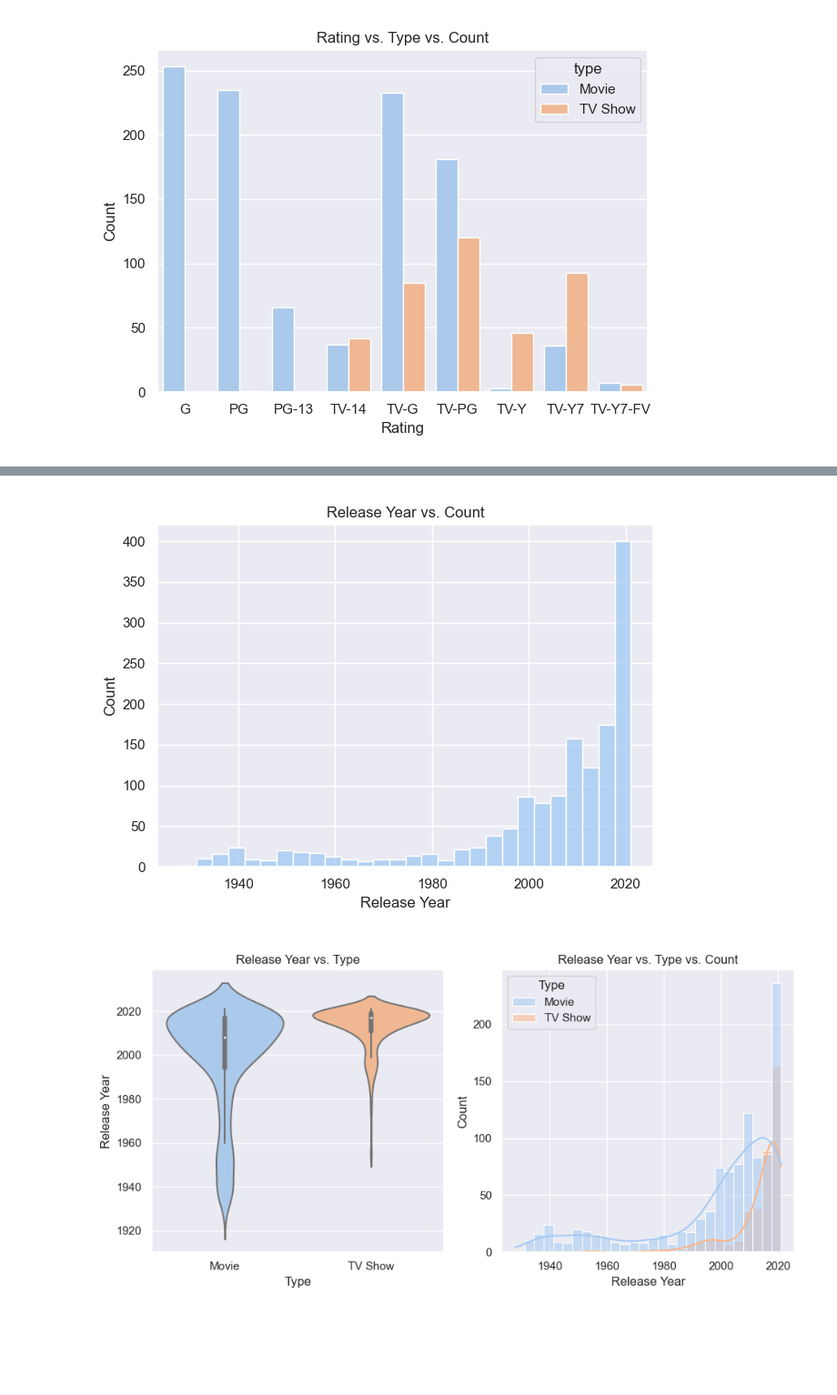
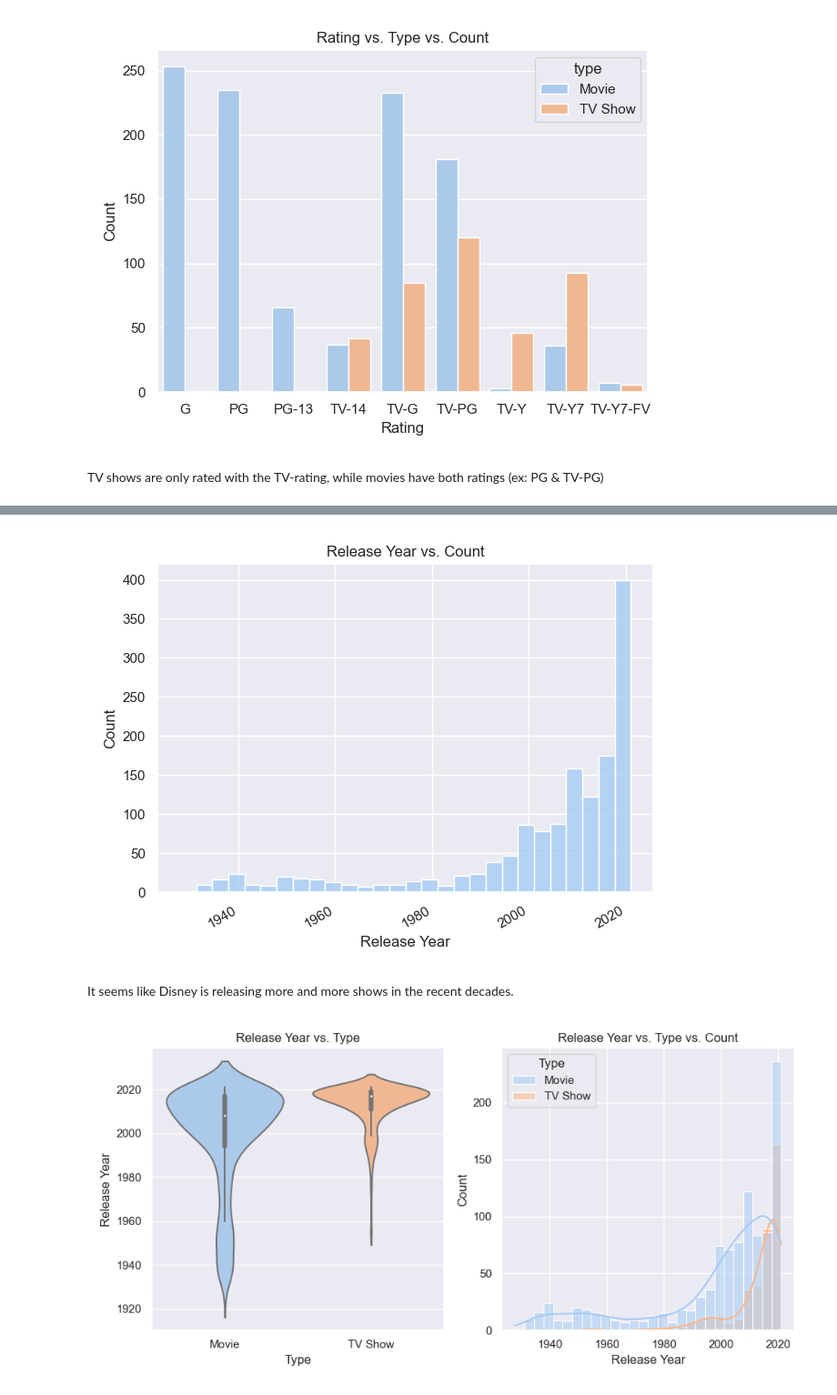
Before and after one commit to dvnatanael/data5006-data-analysis, a Jupyter notebook: Tiny_Data_Analysis_Disney+.ipynb, the cells around one changed output, grey strips where cells are left out. Shown at 91% size. Drawn from its saved outputs; the diff is of its cells as text; code cells hidden in the pictures; blank space fills up the shorter version.

Commit message:
chore: add some plot explanations in md format

```diff
--- a/Tiny_Data_Analysis_Disney+.ipynb
+++ b/Tiny_Data_Analysis_Disney+.ipynb
@@ -190,6 +194,8 @@ ax.set_ylabel("Count")
 _ = fig.tight_layout()
 # %% [output]
 [figure]
+# %% [markdown]
+TV shows are only rated with the TV-rating, while movies have both ratings (ex: PG & TV-PG)
 # %%
 cleaned_df[
     (cleaned_df.index.get_level_values("rating") == "PG")
@@ -202,12 +208,15 @@ cleaned_df[
 # %%
 fig, ax = plt.subplots()
 sns.histplot(data=cleaned_df, x="release_year", ax=ax)
 ax.set_title("Release Year vs. Count")
 ax.set_xlabel("Release Year")
 ax.set_ylabel("Count")
+{rotate_label(label, rotation=30) for label in ax.get_xticklabels()}
 _ = fig.tight_layout()
 # %% [output]
-[figure, old version]
+[figure, new version]
+# %% [markdown]
+It seems like Disney is releasing more and more shows in the recent decades.
 # %%
 fig, axs = plt.subplots(1, 2, figsize=(9.6, 4.8))
 sns.violinplot(
```
Also changed, not shown: parts of 15 cells of this notebook, 1 other file.
